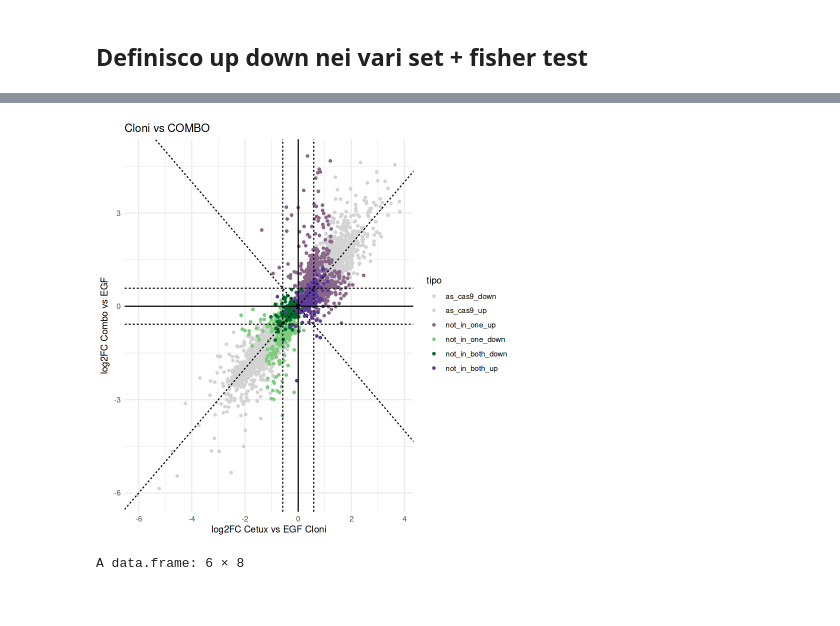
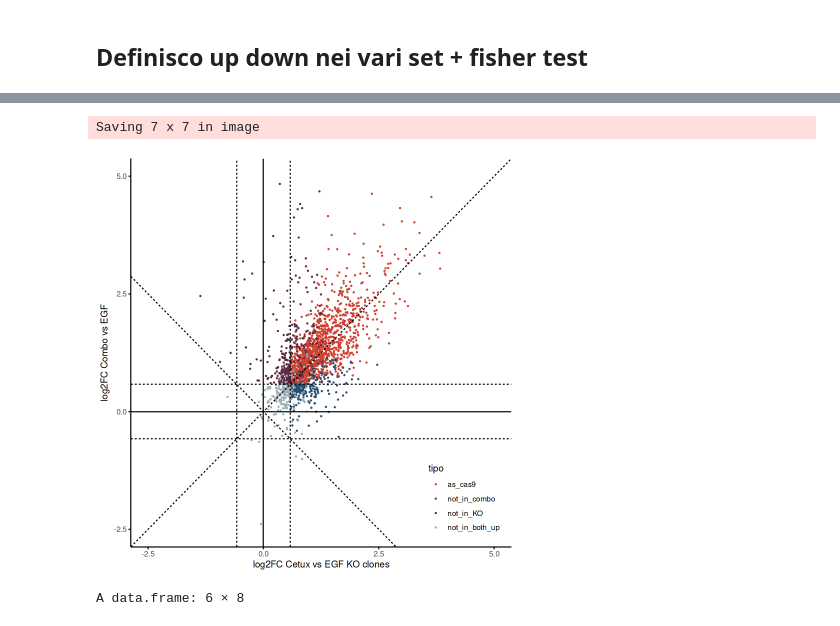
Before and after one commit to vodkatad/scExplo, a Jupyter notebook: dataset/Graph_NN/notebook/fenocopia_deg_del_deg.ipynb, the cells around one changed output, grey strips where cells are left out. Cells and saved outputs as stored; diff of their text form; code cells hidden in the pictures.

```diff
--- a/dataset/Graph_NN/notebook/fenocopia_deg_del_deg.ipynb
+++ b/dataset/Graph_NN/notebook/fenocopia_deg_del_deg.ipynb
@@ -14,7 +56,7 @@ ko<-read.table(ko_path,stringsAsFactors = FALSE, header = TRUE,row.names = 1)
 ## Definisco up down nei vari set + fisher test
 # %%
 th_padj<-0.05
-th_log2fc<-0
+th_log2fc<-0.58
 
 #selezioni i geni che sono significativi  nella cas9 cetux vs egf
 cas9_up<-row.names(cas9[cas9$padj<th_padj &cas9$log2FoldChange>th_log2fc,])
@@ -120,53 +162,66 @@ cas9-combo not_in   in
+# %%
+creni <- creni[, 'log2FoldChange', drop = FALSE]
+ko <- ko[, 'log2FoldChange', drop = FALSE]
+
+
+colnames(creni)<-'log2FC_CombovsEGF'
+colnames(ko)<-'log2FC_CetuxvsEGF_cloni'
+merged<-merge(creni,ko,by='row.names')
+merged[is.na(merged)] <- 0
+row.names(merged)<-merged$Row.names
+merged$Row.names<-NULL
+paneth_genes<-c('ATOH1','DLL1','DEFA5','GFI1','HES1')
+
+universe<-universe_up
+merged<-merged[universe,]
+merged$tipo<-ifelse(rownames(merged)%in%a_up,'not_in_both_up',ifelse(rownames(merged)%in% b_up,'not_in_combo',ifelse(rownames(merged)%in% c_up,'not_in_KO','as_cas9')))
+merged$tipo <- factor(merged$tipo, levels = c('as_cas9', "not_in_combo", 'not_in_KO',"not_in_both_up"))
+merged <- merged[order(as.numeric(merged$tipo)), ]
 # %%
-creni <- creni[, 'log2FoldChange', drop = FALSE]
-ko <- ko[, 'log2FoldChange', drop = FALSE]
 
-
-colnames(creni)<-'log2FC_CombovsEGF'
-colnames(ko)<-'log2FC_CetuxvsEGF_cloni'
-merged<-merge(creni,ko,by='row.names')
-merged[is.na(merged)] <- 0
-row.names(merged)<-merged$Row.names
-merged$Row.names<-NULL
-paneth_genes<-c('ATOH1','DLL1','DEFA5','GFI1','HES1')
-
-universe<-union(universe_up,universe_down)
-merged<-merged[universe,]
-merged$tipo<-ifelse(rownames(merged)%in%a_up,'not_in_both_up',
-                      ifelse(rownames(merged) %in% a_down,'not_in_both_down',ifelse(rownames(merged)%in% union(b_up,c_up),'not_in_one_up',ifelse(rownames(merged)%in% union(b_down,c_down),'not_in_one_down',ifelse(rownames(merged) %in% universe_up,'as_cas9_up','as_cas9_down')))))
-merged$tipo <- factor(merged$tipo, levels = c("as_cas9_down", "as_cas9_up", 'not_in_one_up','not_in_one_down',"not_in_both_down", "not_in_both_up"))
-merged <- merged[order(as.numeric(merged$tipo)), ]
 
 scatter_plot <- ggplot(merged, aes(x = log2FC_CetuxvsEGF_cloni,
                                    y = log2FC_CombovsEGF,
-                                   color = tipo)) +
-  geom_point(size = 1) +
-  labs(title = 'Cloni vs COMBO',
-       x = "log2FC Cetux vs EGF Cloni",
+                                   color = tipo,alpha = tipo == "as_cas9")) +
+  geom_point(size = 1,stroke=0) +
+  labs(x = "log2FC Cetux vs EGF KO clones",
        y = "log2FC Combo vs EGF") +
   theme_minimal() +
   scale_color_manual(values = c(
-    "as_cas9_down" = "lightgrey",
-    "not_in_both_down" = "#006d2c",
-    "as_cas9_up" = "lightgrey",
-    "not_in_both_up" = "#5e3c99",
-    "not_in_one_up"="plum4",
-    "not_in_one_down"="palegreen3"
-
-
+    "not_in_both_up" = "#9CAFB7",
+    "not_in_combo" = "#254E70",
+    "not_in_KO" = "#5D2A42" ,
+      "as_cas9"='#CF4030'
   ))+
+  scale_alpha_manual(values = c(
+    `TRUE` = 1,
+    `FALSE` = 1),guide = "none")+
   geom_hline(yintercept = 0, color = "black", size = 0.5) +
   geom_vline(xintercept = 0, color = "black", size = 0.5) +
   geom_abline(intercept = 0, slope = 1, color = "black", linetype = "dashed", size = 0.5) +
   geom_abline(intercept = 0, slope = -1, color = "black", linetype = "dashed", size = 0.5) +
   geom_hline(yintercept = 0.58, color = "black", linetype = "dashed", size = 0.5) +
   geom_hline(yintercept = -0.58, color = "black", linetype = "dashed", size = 0.5) +
   geom_vline(xintercept = 0.58, color = "black", linetype = "dashed", size = 0.5) +
-  geom_vline(xintercept = -0.58, color = "black", linetype = "dashed", size = 0.5)
+  geom_vline(xintercept = -0.58, color = "black", linetype = "dashed", size = 0.5)+
+  scale_x_continuous(limits = c(-2.5, 5),breaks = c(-2.5,0,2.5,5)) +
+  scale_y_continuous(limits = c(-2.5,5),breaks = c(-2.5,0,2.5,5)) +
+  theme(
+  panel.grid = element_blank(),
+  axis.line = element_line(color = "black"),
+  axis.ticks = element_line(color = "black"),legend.position = c(0.98, 0.02),
+  legend.justification = c("right", "bottom"),
+  legend.background = element_rect(fill = alpha("white", 0.8), color = NA),
+  legend.key = element_blank()
+)
+
 
 print(scatter_plot)
+
+ggsave(plot = scatter_plot,filename = 'fenocopia.pdf')
 # %% [output]
+Saving 7 x 7 in image
-[figure, old version]
+[figure, new version]
 # %%
 cas9 <- cas9[universe, 'log2FoldChange', drop = FALSE]
 merged_prova<-merge(merged,cas9,by='row.names')
```
Also changed, not shown: parts of 2 cells of this notebook, 5 other files.
